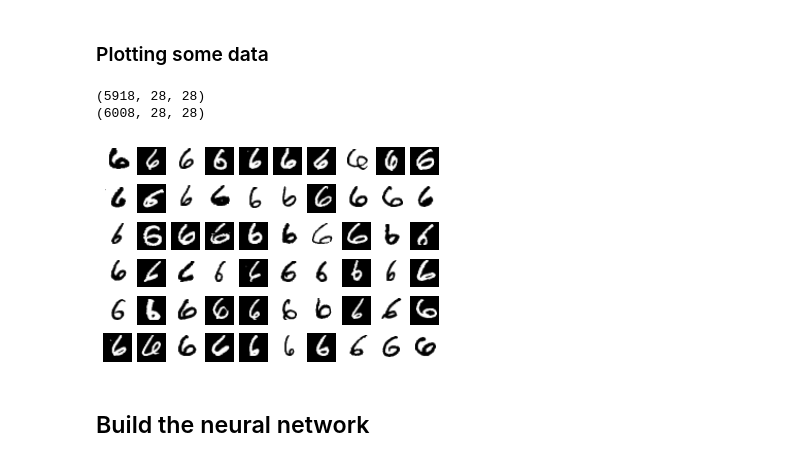
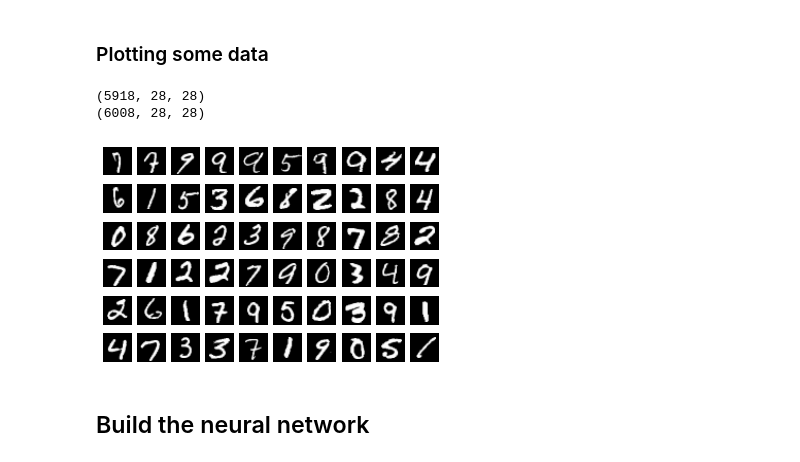
Before and after one commit to nmnsharma007/SimplifiedObjectDetection, a Jupyter notebook: MNIST classification.ipynb, the cells around one changed output. Cells and saved outputs as stored; diff of their text form; code cells hidden in the pictures.

```diff
--- a/MNIST classification.ipynb
+++ b/MNIST classification.ipynb
@@ -120,22 +120,22 @@ def concat_datasets(dataset1_images,dataset1_labels,dataset2_images,dataset2_lab
 # %%
 class_num = 6
 train_class_set = prepare_training_data(train_images,train_labels,class_num) # fetch the training set for a class
 test_class_set = concat_datasets(train_images,train_labels,test_images,test_labels,class_num)
 train_loader = DataLoader(train_class_set,batch_size=64,shuffle=True)
-# test_loader = DataLoader(test_class_set,batch_size=64,shuffle=True) # take original testing set of all classes
-dataiter = iter(train_loader)
+test_loader = DataLoader(test_class_set,batch_size=64,shuffle=True) # take original testing set of all classes
+dataiter = iter(test_loader)
 images,labels = dataiter.next()
 figure = plt.figure()
 # print(labels)
 num_of_images = 60
 for index in range(1,num_of_images+1):
     plt.subplot(6,10,index)
     plt.axis('off')
     plt.imshow(images[index].numpy().squeeze(),cmap='gray_r')
 # %% [output]
 (5918, 28, 28)
 (6008, 28, 28)
-[figure, old version]
+[figure, new version]
 # %% [markdown]
 ## Build the neural network
 # %%
```
Also changed, not shown: parts of 4 cells of this notebook.
